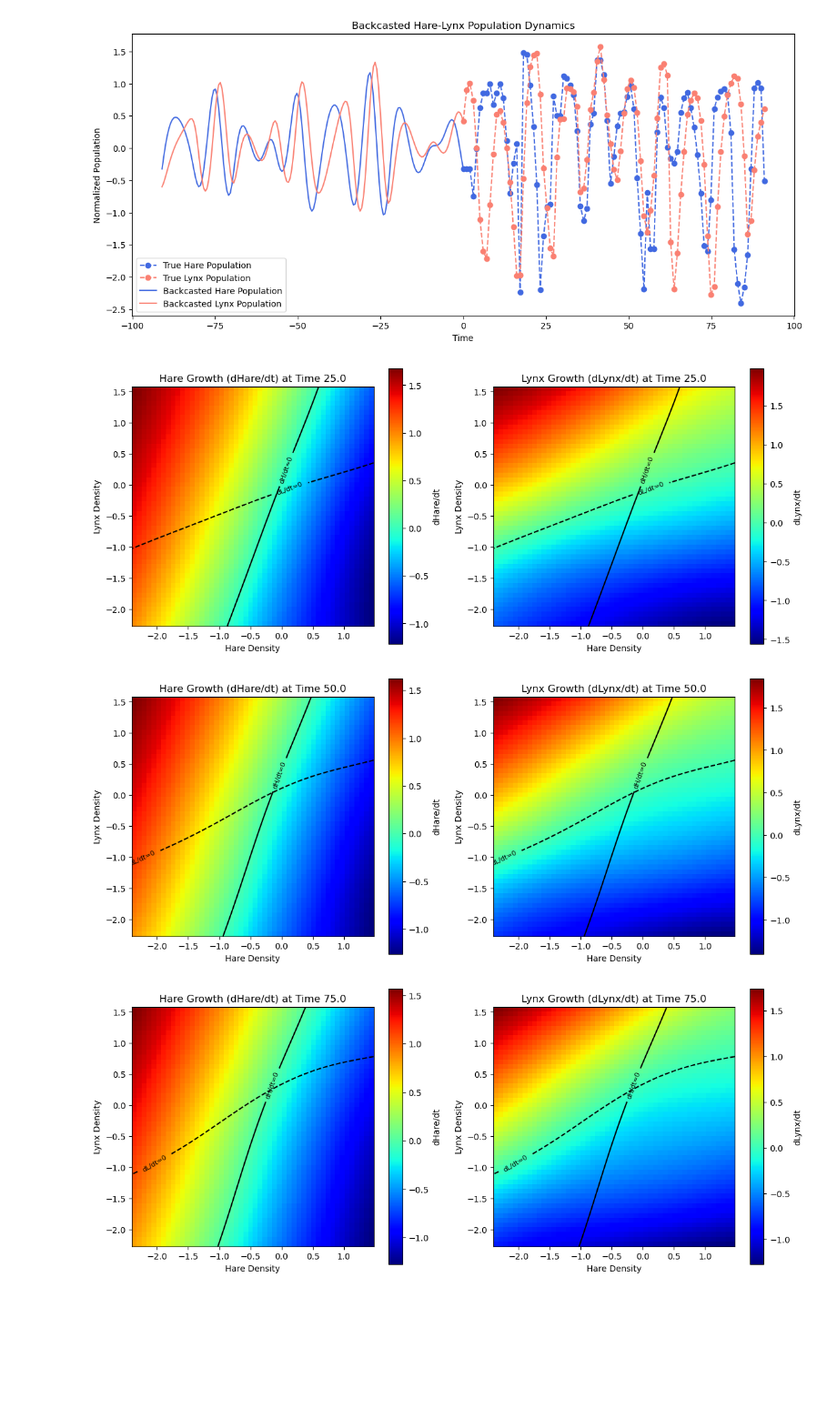
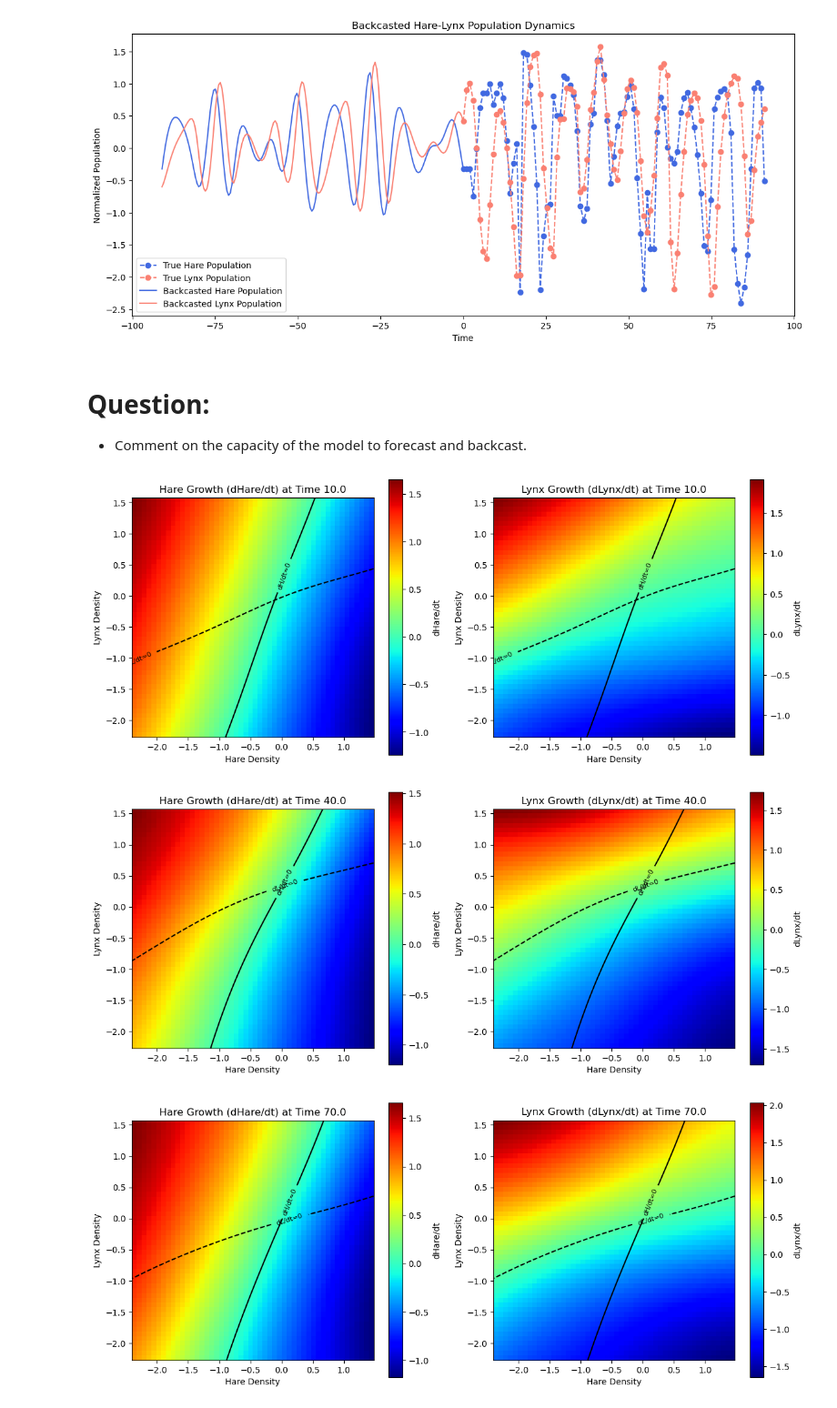
Before and after one commit to WillemBonnaffe/nodes-tutorial, a Jupyter notebook: i2_NODE_time_dependent.ipynb, the cells around one changed output. Shown at 91% size. Cells and saved outputs as stored; diff of their text form; code cells hidden in the pictures; blank space fills up the shorter version.

```diff
--- a/i2_NODE_time_dependent.ipynb
+++ b/i2_NODE_time_dependent.ipynb
@@ -491,6 +571,9 @@ plt.show()
 ###
 # %% [output]
 [figure]
+# %% [markdown]
+# Question:
+* Comment on the capacity of the model to forecast and backcast.
 # %%
 #######################################
 ## ANALYSIS: PREDICTED DYNAMICS GRID ##
@@ -565,36 +648,36 @@ def dynamics_grid_analysis_time_dependent(model, hare_range, lynx_range, time_va
     plt.clabel(CS2, fmt='dL/dt=0', inline=True, fontsize=8)
 
     ## Plot heatmap for lynx population dynamics
     plt.subplot(1, 2, 2)
     plt.imshow(lynx_dynamics, extent=(hare_range[0], hare_range[1], lynx_range[0], lynx_range[1]), origin='lower', cmap='jet')
     plt.colorbar(label='dLynx/dt')
     plt.xlabel("Hare Density")
     plt.ylabel("Lynx Density")
     plt.title(f"Lynx Growth (dLynx/dt) at Time {time_value}")
 
     ## Null isoclines
     CS3 = plt.contour(hare_grid.T, lynx_grid.T, hare_dynamics.T, levels=[0], colors='black', linewidths=1.5)
     CS4 = plt.contour(hare_grid.T, lynx_grid.T, lynx_dynamics.T, levels=[0], colors='black', linewidths=1.5, linestyles='--')
     plt.clabel(CS3, fmt='dH/dt=0', inline=True, fontsize=8)
     plt.clabel(CS4, fmt='dL/dt=0', inline=True, fontsize=8)
 
     plt.tight_layout()
     plt.show()
 
 
 ## Running dynamics grid analysis for the time-dependent model
 ## Define hare and lynx density ranges based on the observed data
 hare_min, hare_max = data_tensor[:, 0].min().item(), data_tensor[:, 0].max().item()
 lynx_min, lynx_max = data_tensor[:, 1].min().item(), data_tensor[:, 1].max().item()
 
 ## Execute analysis at different time values
-dynamics_grid_analysis_time_dependent(predator_prey_ode_time_dependent, hare_range=(hare_min, hare_max), lynx_range=(lynx_min, lynx_max), time_value=torch.tensor(25.0))
-dynamics_grid_analysis_time_dependent(predator_prey_ode_time_dependent, hare_range=(hare_min, hare_max), lynx_range=(lynx_min, lynx_max), time_value=torch.tensor(50.0))
-dynamics_grid_analysis_time_dependent(predator_prey_ode_time_dependent, hare_range=(hare_min, hare_max), lynx_range=(lynx_min, lynx_max), time_value=torch.tensor(75.0))
+dynamics_grid_analysis_time_dependent(predator_prey_ode_time_dependent, hare_range=(hare_min, hare_max), lynx_range=(lynx_min, lynx_max), time_value=torch.tensor(10.0))
+dynamics_grid_analysis_time_dependent(predator_prey_ode_time_dependent, hare_range=(hare_min, hare_max), lynx_range=(lynx_min, lynx_max), time_value=torch.tensor(40.0))
+dynamics_grid_analysis_time_dependent(predator_prey_ode_time_dependent, hare_range=(hare_min, hare_max), lynx_range=(lynx_min, lynx_max), time_value=torch.tensor(70.0))
 
 #
 ###
 # %% [output]
-[figure, old version]
+[figure, new version]
-[figure, old version]
+[figure, new version]
-[figure, old version]
+[figure, new version]
```
Also changed, not shown: parts of 26 cells of this notebook.
